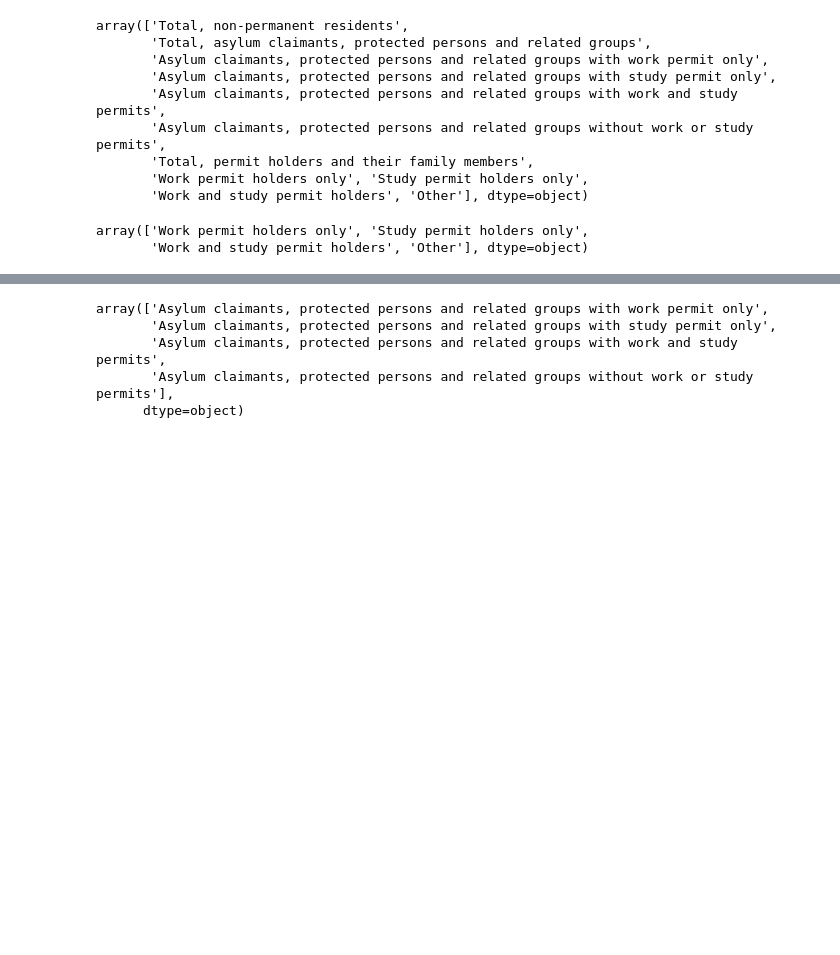
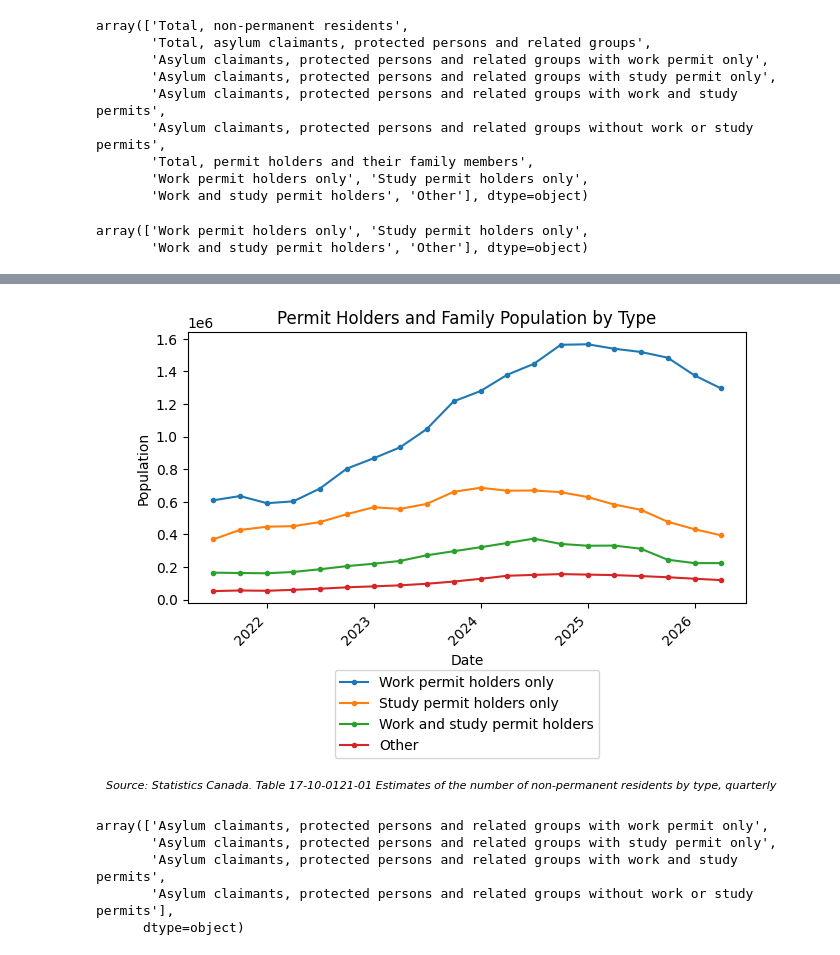
Before and after one commit to yrmo/gcinfo, a Jupyter notebook: non-permanent-by-type-2021-present.ipynb, the cells around one changed output, grey strips where cells are left out. Drawn from its saved outputs; the diff is of its cells as text; code cells hidden in the pictures; blank space fills up the shorter version.

Commit message:
Add permit holders and family population by type plot

```diff
--- a/non-permanent-by-type-2021-present.ipynb
+++ b/non-permanent-by-type-2021-present.ipynb
@@ -113,3 +129,47 @@ array(['Work permit holders only', 'Study permit holders only',
+# %%
+df = df_canada_permit.copy()
+df["REF_DATE"] = pd.to_datetime(df["REF_DATE"])
+
+types = [
+    "Work permit holders only",
+    "Study permit holders only",
+    "Work and study permit holders",
+    "Other"
+]
+
+fig, ax = plt.subplots()
+
+for t in types:
+    subset = df[df["Non-permanent resident types"] == t]
+    ax.plot(subset["REF_DATE"], subset["VALUE"], marker=".", linestyle="-", label=t)
+
+ax.set_title("Permit Holders and Family Population by Type")
+ax.set_xlabel("Date")
+ax.set_ylabel("Population")
+
+ax.legend(
+    title=None,
+    loc="upper center",
+    bbox_to_anchor=(0.5, -0.22),
+    ncol=1,
+    frameon=True
+)
+
+plt.figtext(
+    0.5, -0.03,
+    "Source: Statistics Canada. Table 17-10-0121-01 Estimates of the number of non-permanent residents by type, quarterly",
+    ha="center",
+    fontsize=8,
+    style="italic"
+)
+
+plt.subplots_adjust(bottom=0.3)
+
+plt.xticks(rotation=45, ha="right")
+plt.tight_layout()
+plt.show()
+# %% [output]
+[figure, added]
 # %%
 df_canada_asylum = df_canada[df_canada["Non-permanent resident types"].isin([
         "Asylum claimants, protected persons and related groups with work permit only",
```
Also changed, not shown: parts of 1 cell of this notebook.
